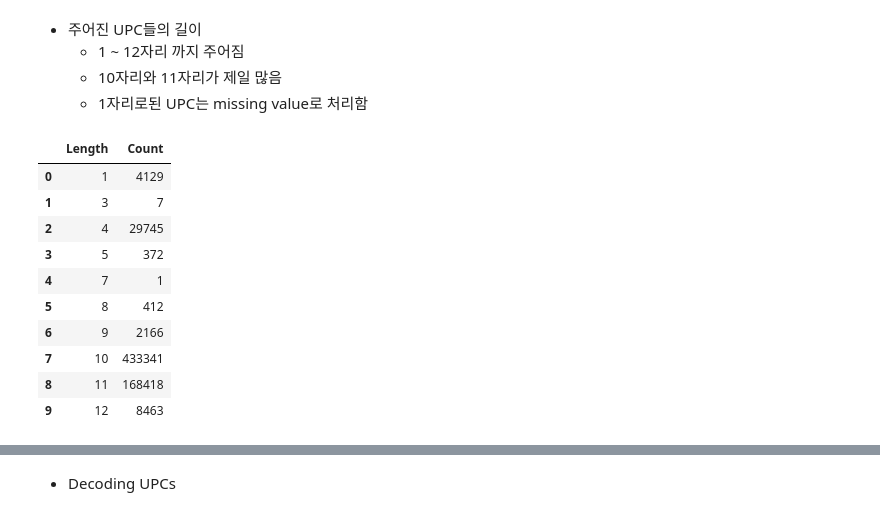
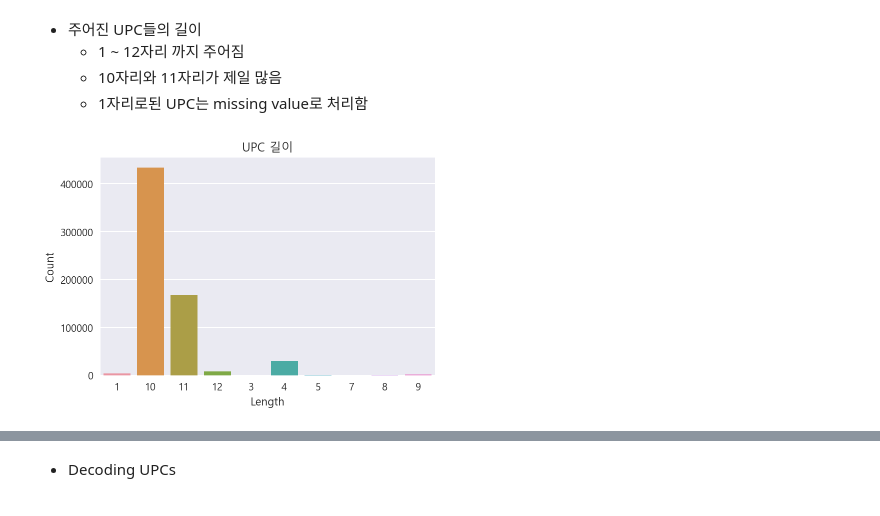
Before and after one commit to YounginLEE/DSS7_Team3, a Jupyter notebook: Main/Team3_it.ipynb, the cells around one changed output, grey strips where cells are left out. Cells and saved outputs as stored; diff of their text form; code cells hidden in the pictures.

```diff
--- a/Main/Team3_it.ipynb
+++ b/Main/Team3_it.ipynb
@@ -155,17 +151,9 @@ plt.show()
 # %%
 c = [4129, 7, 29745, 372, 1, 412, 2166, 433341, 168418, 8463]
 length_of_UPC = pd.DataFrame({"Length":[1,3,4,5,7,8,9,10,11,12]})
 length_of_UPC["Count"] = c
-length_of_UPC
+sns.barplot(length_of_UPC["Length"].astype(str), length_of_UPC["Count"])
+plt.title("UPC 길이")
+plt.show()
 # %% [output]
-|  | Length | Count |
-| 0 | 1 | 4129 |
-| 1 | 3 | 7 |
-| 2 | 4 | 29745 |
-| 3 | 5 | 372 |
-| 4 | 7 | 1 |
-| 5 | 8 | 412 |
-| 6 | 9 | 2166 |
-| 7 | 10 | 433341 |
-| 8 | 11 | 168418 |
-| 9 | 12 | 8463 |
+[figure, added]
```
Also changed, not shown: parts of 28 cells of this notebook.
